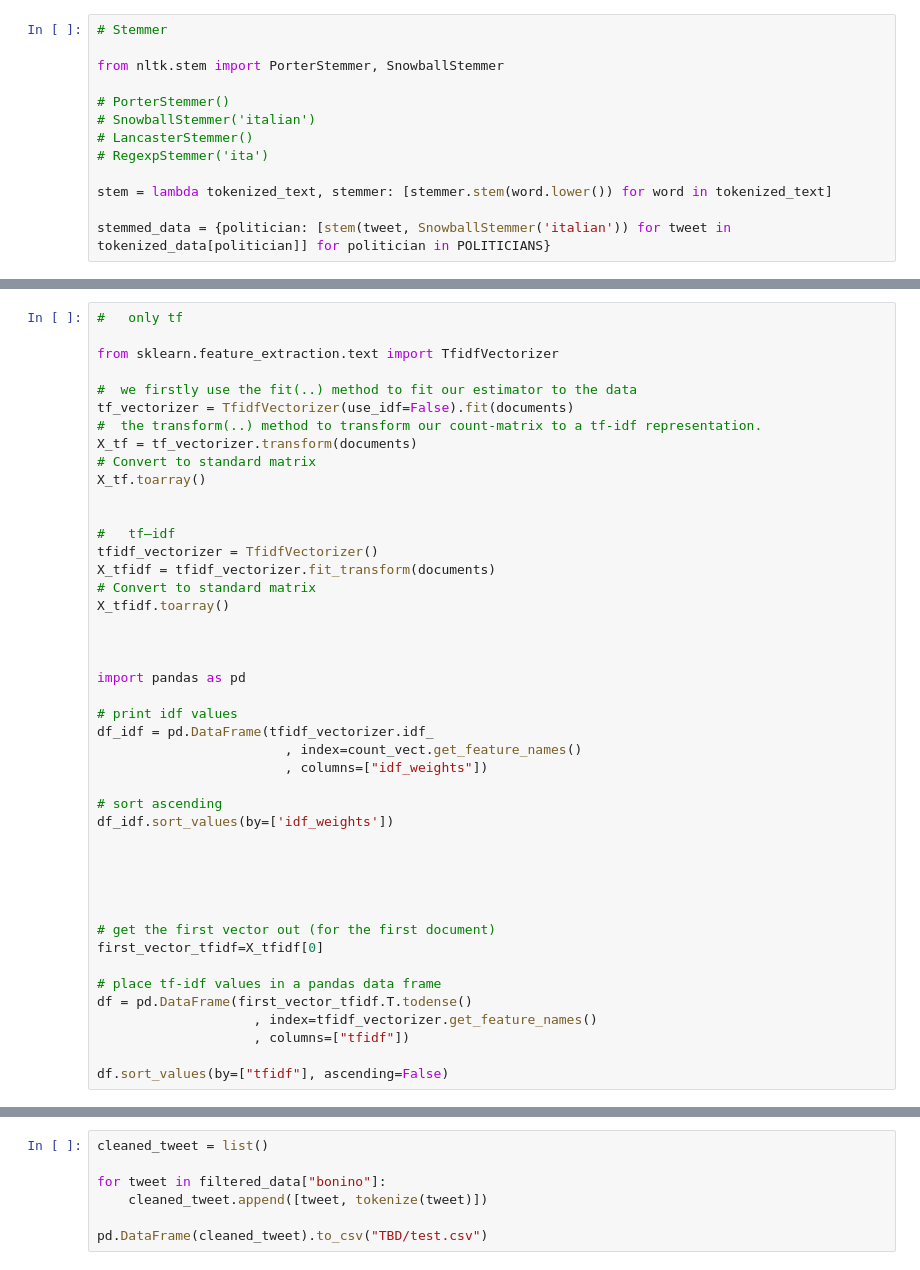
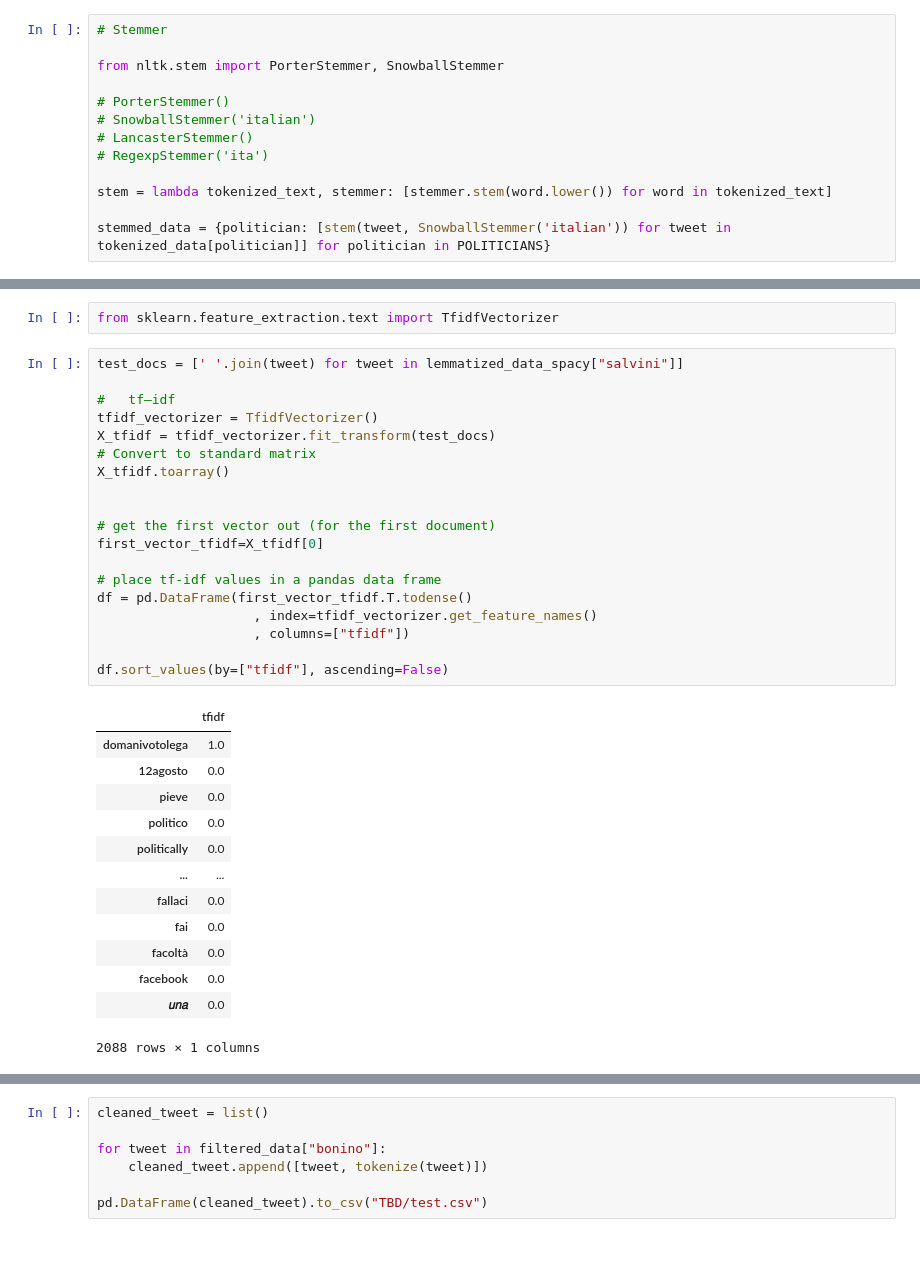
Before and after one commit to bigliolimatteo/how-politicians-change-their-mind, a Jupyter notebook: data_cleaning.ipynb, the cells around one changed output, grey strips where cells are left out. Saved outputs shown, nothing was run; the diff lists cells and outputs as text.

```diff
--- a/data_cleaning.ipynb
+++ b/data_cleaning.ipynb
@@ -175,44 +150,35 @@ pd.DataFrame(cleaned_tweet).to_csv("TBD/test_lemma.csv")
+# %%
+from sklearn.feature_extraction.text import TfidfVectorizer
 # %%
-#   only tf
-
-from sklearn.feature_extraction.text import TfidfVectorizer
-
-#  we firstly use the fit(..) method to fit our estimator to the data
-tf_vectorizer = TfidfVectorizer(use_idf=False).fit(documents)
-#  the transform(..) method to transform our count-matrix to a tf-idf representation.
-X_tf = tf_vectorizer.transform(documents)
-# Convert to standard matrix
-X_tf.toarray()
-
+test_docs = [' '.join(tweet) for tweet in lemmatized_data_spacy["salvini"]]
 
 #   tf–idf
 tfidf_vectorizer = TfidfVectorizer()
-X_tfidf = tfidf_vectorizer.fit_transform(documents)
+X_tfidf = tfidf_vectorizer.fit_transform(test_docs)
 # Convert to standard matrix
 X_tfidf.toarray()
-
-
-
-import pandas as pd
-
-# print idf values
-df_idf = pd.DataFrame(tfidf_vectorizer.idf_
-                        , index=count_vect.get_feature_names()
-                        , columns=["idf_weights"])
-
-# sort ascending
-df_idf.sort_values(by=['idf_weights'])
-
-
-
 
 
 # get the first vector out (for the first document)
 first_vector_tfidf=X_tfidf[0]
 
 # place tf-idf values in a pandas data frame
 df = pd.DataFrame(first_vector_tfidf.T.todense()
                     , index=tfidf_vectorizer.get_feature_names()
                     , columns=["tfidf"])
 
 df.sort_values(by=["tfidf"], ascending=False)
+# %% [output]
+|  | tfidf |
+| domanivotolega | 1.0 |
+| 12agosto | 0.0 |
+| pieve | 0.0 |
+| politico | 0.0 |
+| politically | 0.0 |
+| ... | ... |
+| fallaci | 0.0 |
+| fai | 0.0 |
+| facoltà | 0.0 |
+| facebook | 0.0 |
+| 𝑢𝑛𝑎 | 0.0 |
+2088 rows × 1 columns
```
Also changed, not shown: parts of 11 cells of this notebook, 1 other file.
